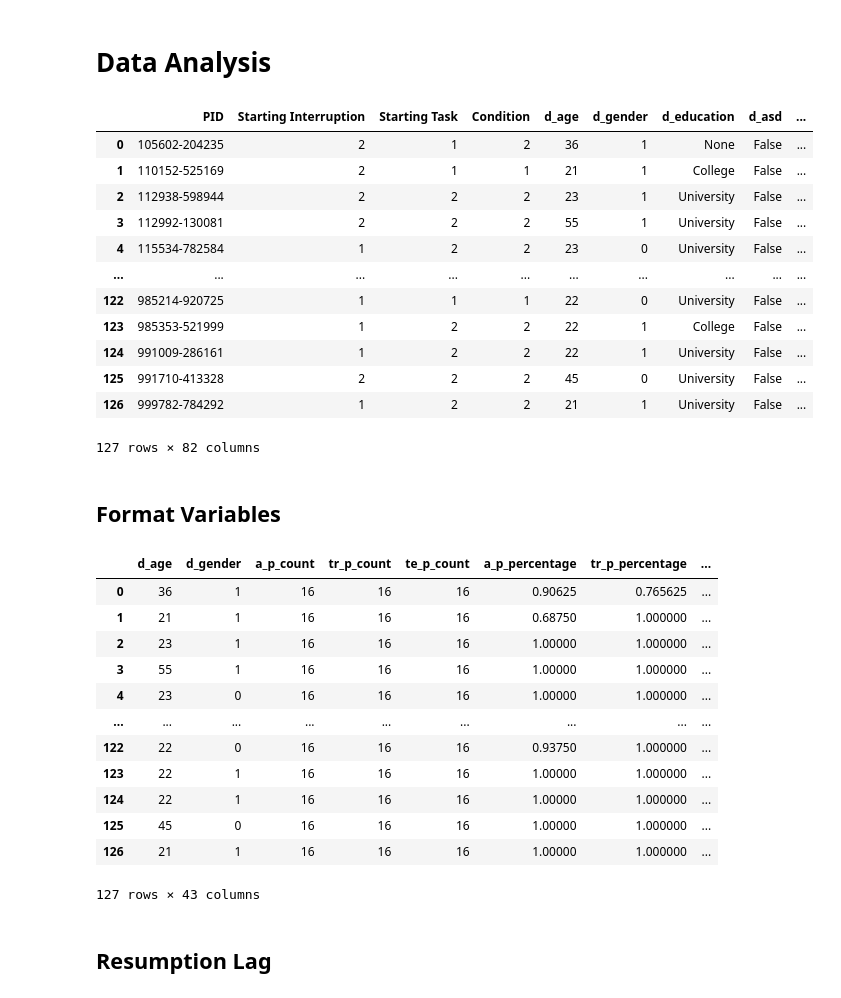
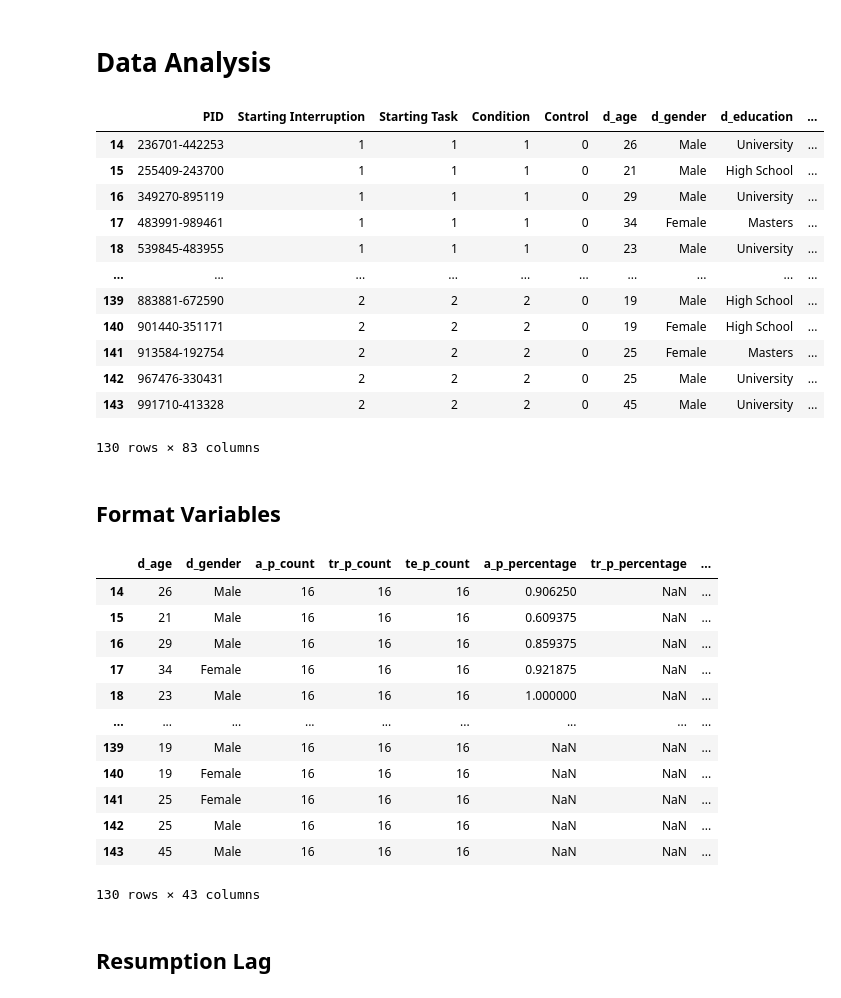
Before and after one commit to ScazLab/generalizability_analysis, a Jupyter notebook: analysis.ipynb, the cells around one changed output. Drawn from its saved outputs; the diff is of its cells as text; code cells hidden in the pictures.

```diff
--- a/analysis.ipynb
+++ b/analysis.ipynb
@@ -6,23 +6,23 @@ import matplotlib.pyplot as plt
 import pandas as pd
 import numpy as np
 # %%
-df_experimental = pd.read_csv("DataResults/results-experimental.csv")
-df_experimental = df_experimental.iloc[: , 1:]
+df_experimental = pd.read_csv("DataResults/results.csv")
+df_experimental = df_experimental.iloc[: , 1:][df_experimental["Control"] == 0]
 df_experimental
 # %% [output]
-|  | PID | Starting Interruption | Starting Task | Condition | d_age | d_gender | d_education | d_asd | ... |
-| 0 | 105602-204235 | 2 | 1 | 2 | 36 | 1 | None | False | ... |
-| 1 | 110152-525169 | 2 | 1 | 1 | 21 | 1 | College | False | ... |
-| 2 | 112938-598944 | 2 | 2 | 2 | 23 | 1 | University | False | ... |
-| 3 | 112992-130081 | 2 | 2 | 2 | 55 | 1 | University | False | ... |
-| 4 | 115534-782584 | 1 | 2 | 2 | 23 | 0 | University | False | ... |
+|  | PID | Starting Interruption | Starting Task | Condition | Control | d_age | d_gender | d_education | ... |
+| 14 | 236701-442253 | 1 | 1 | 1 | 0 | 26 | Male | University | ... |
+| 15 | 255409-243700 | 1 | 1 | 1 | 0 | 21 | Male | High School | ... |
+| 16 | 349270-895119 | 1 | 1 | 1 | 0 | 29 | Male | University | ... |
+| 17 | 483991-989461 | 1 | 1 | 1 | 0 | 34 | Female | Masters | ... |
+| 18 | 539845-483955 | 1 | 1 | 1 | 0 | 23 | Male | University | ... |
 | ... | ... | ... | ... | ... | ... | ... | ... | ... | ... |
-| 122 | 985214-920725 | 1 | 1 | 1 | 22 | 0 | University | False | ... |
-| 123 | 985353-521999 | 1 | 2 | 2 | 22 | 1 | College | False | ... |
-| 124 | 991009-286161 | 1 | 2 | 2 | 22 | 1 | University | False | ... |
-| 125 | 991710-413328 | 2 | 2 | 2 | 45 | 0 | University | False | ... |
-| 126 | 999782-784292 | 1 | 2 | 2 | 21 | 1 | University | False | ... |
+| 139 | 883881-672590 | 2 | 2 | 2 | 0 | 19 | Male | High School | ... |
+| 140 | 901440-351171 | 2 | 2 | 2 | 0 | 19 | Female | High School | ... |
+| 141 | 913584-192754 | 2 | 2 | 2 | 0 | 25 | Female | Masters | ... |
+| 142 | 967476-330431 | 2 | 2 | 2 | 0 | 25 | Male | University | ... |
+| 143 | 991710-413328 | 2 | 2 | 2 | 0 | 45 | Male | University | ... |
-127 rows × 82 columns
+130 rows × 83 columns
 # %% [markdown]
 ## Format Variables
 # %%
@@ -68,18 +68,18 @@ df_x = pd.concat((
 df_x
 # %% [output]
 |  | d_age | d_gender | a_p_count | tr_p_count | te_p_count | a_p_percentage | tr_p_percentage | ... |
-| 0 | 36 | 1 | 16 | 16 | 16 | 0.90625 | 0.765625 | ... |
-| 1 | 21 | 1 | 16 | 16 | 16 | 0.68750 | 1.000000 | ... |
-| 2 | 23 | 1 | 16 | 16 | 16 | 1.00000 | 1.000000 | ... |
-| 3 | 55 | 1 | 16 | 16 | 16 | 1.00000 | 1.000000 | ... |
-| 4 | 23 | 0 | 16 | 16 | 16 | 1.00000 | 1.000000 | ... |
+| 14 | 26 | Male | 16 | 16 | 16 | 0.906250 | NaN | ... |
+| 15 | 21 | Male | 16 | 16 | 16 | 0.609375 | NaN | ... |
+| 16 | 29 | Male | 16 | 16 | 16 | 0.859375 | NaN | ... |
+| 17 | 34 | Female | 16 | 16 | 16 | 0.921875 | NaN | ... |
+| 18 | 23 | Male | 16 | 16 | 16 | 1.000000 | NaN | ... |
 | ... | ... | ... | ... | ... | ... | ... | ... | ... |
-| 122 | 22 | 0 | 16 | 16 | 16 | 0.93750 | 1.000000 | ... |
-| 123 | 22 | 1 | 16 | 16 | 16 | 1.00000 | 1.000000 | ... |
-| 124 | 22 | 1 | 16 | 16 | 16 | 1.00000 | 1.000000 | ... |
-| 125 | 45 | 0 | 16 | 16 | 16 | 1.00000 | 1.000000 | ... |
-| 126 | 21 | 1 | 16 | 16 | 16 | 1.00000 | 1.000000 | ... |
+| 139 | 19 | Male | 16 | 16 | 16 | NaN | NaN | ... |
+| 140 | 19 | Female | 16 | 16 | 16 | NaN | NaN | ... |
+| 141 | 25 | Female | 16 | 16 | 16 | NaN | NaN | ... |
+| 142 | 25 | Male | 16 | 16 | 16 | NaN | NaN | ... |
+| 143 | 45 | Male | 16 | 16 | 16 | NaN | NaN | ... |
-127 rows × 43 columns
+130 rows × 43 columns
 # %%
 # helpers for interpreting t-test statistics
 
```
Also changed, not shown: parts of 14 cells of this notebook, 1 other file.
